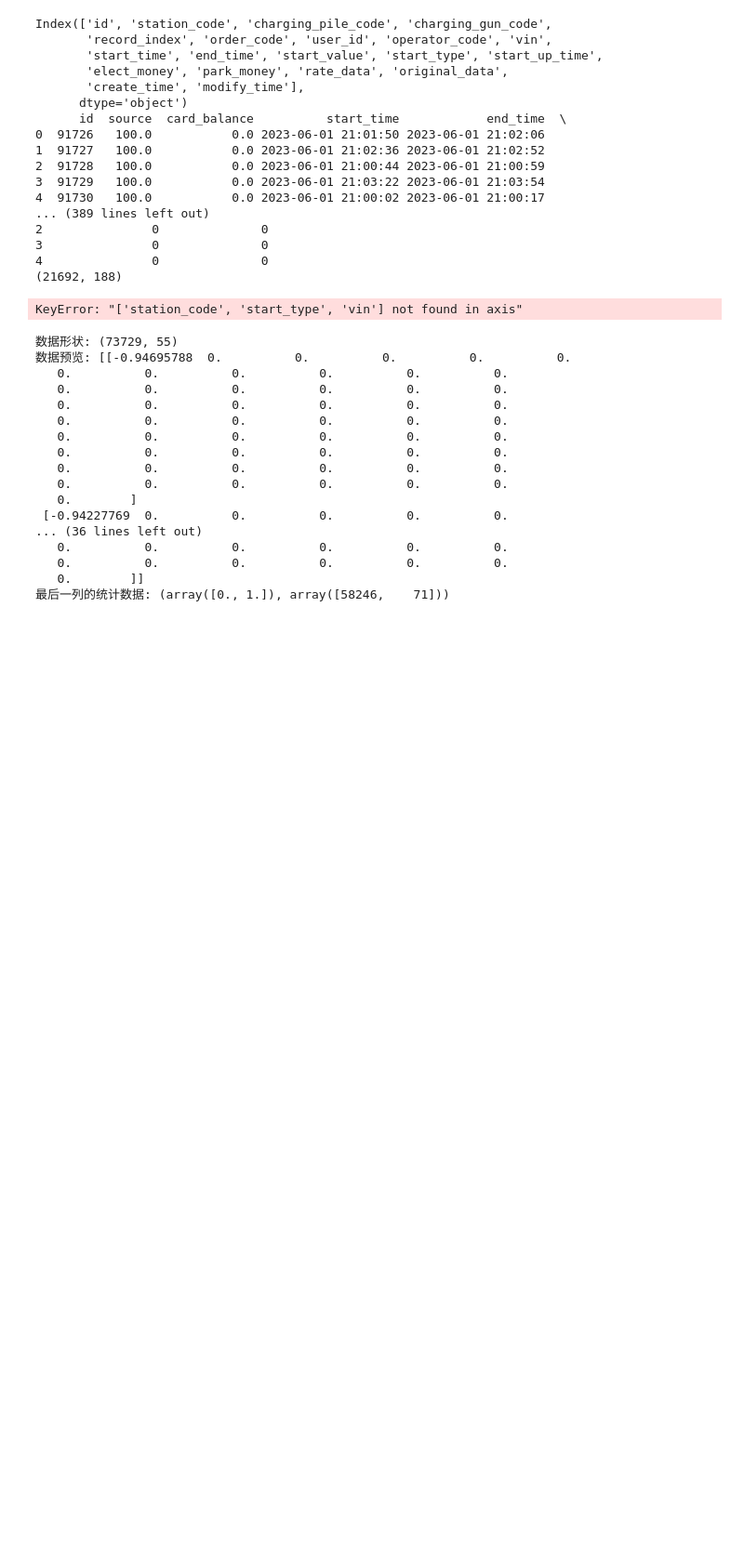
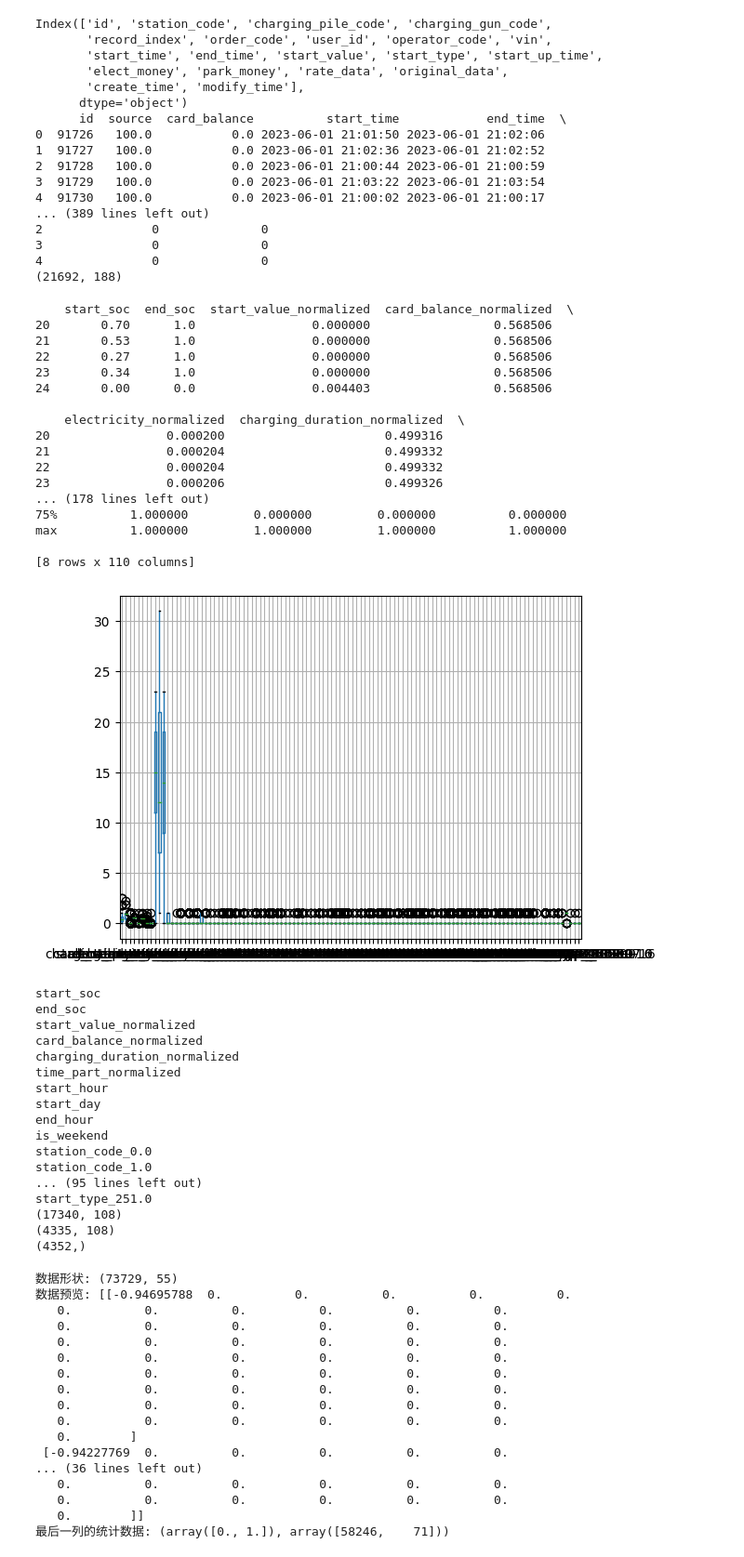
Before and after one commit to believefollow/Time-Series-Library, a Jupyter notebook: test.ipynb, the cells around one changed output. Shown at 93% size. Saved outputs shown, nothing was run; the diff lists cells and outputs as text; code cells hidden in the pictures; blank space fills up the shorter version.

```diff
--- a/test.ipynb
+++ b/test.ipynb
@@ -396,14 +396,15 @@ df['is_weekend'] = df['weekday'].apply(lambda x: 1 if x >= 5 else 0)
 
 # 如果需要，进行分类特征的编码
 # df = pd.get_dummies(df, columns=['stop_reason'])
-df = pd.get_dummies(df, columns=['station_code', 'vin', 'start_type'])
+# df = pd.get_dummies(df, columns=['station_code', 'vin', 'start_type'])
 
 from sklearn.model_selection import train_test_split
 train_df, test_df = train_test_split(df, test_size=0.2, random_state=42)
 train_df['electricity_normalized'] = (train_df['electricity'] - train_df['electricity'].min()) / (train_df['electricity'].max() - train_df['electricity'].min())
 test_df['electricity_normalized'] = (test_df['electricity'] - test_df['electricity'].min()) / (test_df['electricity'].max() - test_df['electricity'].min())
 full_df = pd.concat([train_df, test_df], axis=0).reset_index(drop=True)
-labels_1 = full_df['electricity_normalized'].values
+# labels_1 = full_df['electricity_normalized'].values
+labels_1 = test_df['electricity_normalized'].values
 
 # 删除不再需要的列或明确不相关的列
 df.drop(['id','record_index','stop_reason','card_balance','weekday',   'rate_data_elec', 'source','modifier_id', 'sn_code','charging_model','time_part', 'charging_duration','creater_id', 'electricity', 'elect_money','start_value',  'service_money', 'process_state','create_time',  'throwable_type', 'start_time','rate_type', 'rate_version',  'end_time', 'start_elect', 'end_elect', 'start_up_time','modify_time', 'park_money', 'repair_status', 'rate_data', 'order_code', 'user_id', 'operator_code', 'original_data', 'charging_pile_code', 'charging_gun_code'], axis=1, inplace=True)
@@ -514,35 +515,70 @@ for column in data.columns:
 
 features = data.to_numpy()
 
 # 计算分割点
 split_index = int(0.8 * len(features))  # 20%的数据用于测试集
 
 # 分割数据
 train_data = features[:split_index]
 test_data = features[split_index:]
-test_data_label = labels_1[split_index:]
+# test_data_label = labels_1[split_index:]
+test_data_label = labels_1
 
 from sklearn.preprocessing import StandardScaler, MinMaxScaler
 
 # 示例：使用标准化
 scaler = StandardScaler()
 train_data = scaler.fit_transform(train_data)
 test_data = scaler.transform(test_data)  # 注意：用训练集的参数来转换测试集
 
 
 
 print(train_data.shape)
 print(test_data.shape)
 print(test_data_label.shape)
 
 
 
 
 np.save('dataset/charger/charger1_test.npy', test_data)
 np.save('dataset/charger/charger1_train.npy', train_data)
 np.save('dataset/charger/charger1_test_label.npy', test_data_label)
 # %% [output]
-KeyError: "['station_code', 'start_type', 'vin'] not found in axis"
+    start_soc  end_soc  start_value_normalized  card_balance_normalized  \
+20       0.70      1.0                0.000000                 0.568506
+21       0.53      1.0                0.000000                 0.568506
+22       0.27      1.0                0.000000                 0.568506
+23       0.34      1.0                0.000000                 0.568506
+24       0.00      0.0                0.004403                 0.568506
+
+    electricity_normalized  charging_duration_normalized  \
+20                0.000200                      0.499316
+21                0.000204                      0.499332
+22                0.000204                      0.499332
+23                0.000206                      0.499326
+... (178 lines left out)
+75%          1.000000         0.000000         0.000000          0.000000
+max          1.000000         1.000000         1.000000          1.000000
+
+[8 rows x 110 columns]
+[figure, added]
+start_soc
+end_soc
+start_value_normalized
+card_balance_normalized
+charging_duration_normalized
+time_part_normalized
+start_hour
+start_day
+end_hour
+is_weekend
+station_code_0.0
+station_code_1.0
+... (95 lines left out)
+start_type_251.0
+(17340, 108)
+(4335, 108)
+(4352,)
 # %%
 import numpy as np
 
```
Also changed, not shown: 3 other files.
